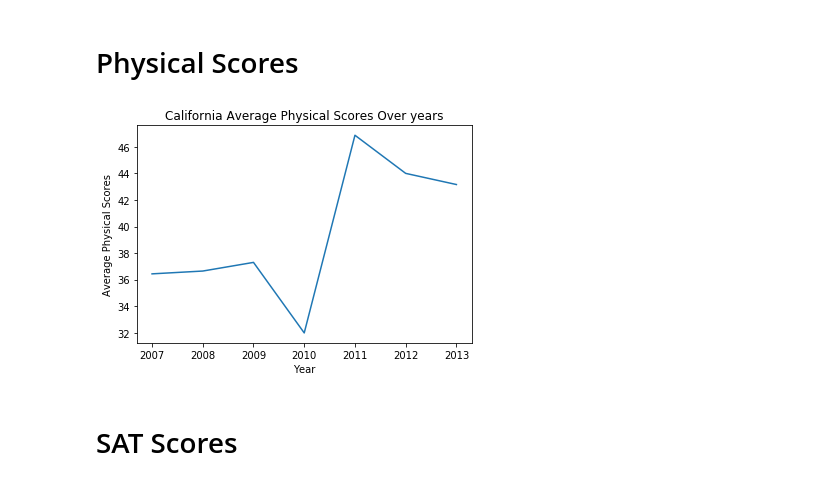
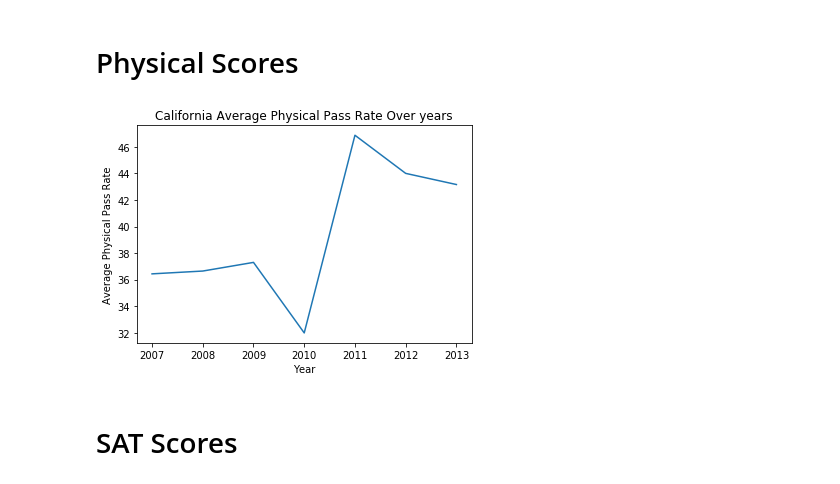
Before and after one commit to yansun1996/California-HighSchool-DataAnalysis, a Jupyter notebook: src/data analysis/analysis_averaged_data_by_years.ipynb, the cells around one changed output. Cells and saved outputs as stored; diff of their text form; code cells hidden in the pictures.

```diff
--- a/src/data analysis/analysis_averaged_data_by_years.ipynb
+++ b/src/data analysis/analysis_averaged_data_by_years.ipynb
@@ -8,7 +8,7 @@ import matplotlib.pyplot as plt
 # %% [markdown]
 # Crime Data
 # %%
-df_crime = pickle.load(open("../../data/Crime_Rate.pkl","rb"))
+df_crime = pickle.load(open("../../data/crime_rates.pkl","rb"))
 crime_rate_year_avg = []
 year_list = [a for a in range(2007,2014)]
 # %%
@@ -28,7 +28,7 @@ plt.show()
 # %% [markdown]
 # Unemployment Rate
 # %%
-df_unemployment = pickle.load(open("../../data/unemploymentDataFile.pkl","rb"))
+df_unemployment = pickle.load(open("../../data/unemployment_rates.pkl","rb"))
 unemployment_rate_year_avg = []
 year_list = [a for a in range(2007,2014)]
 # %%
@@ -57,14 +57,14 @@ for year in year_list:
     physical_scores_year_avg.append(sum(physical_scores)/len(physical_scores))
 # %%
 plt.figure()
-plt.title("California Average Physical Scores Over years")
-plt.ylabel("Average Physical Scores")
+plt.title("California Average Physical Pass Rate Over years")
+plt.ylabel("Average Physical Pass Rate")
 plt.xlabel("Year")
 plt.plot(year_list,physical_scores_year_avg)
 plt.savefig("physical_scores_year_avg.png")
 plt.show()
 # %% [output]
-[figure, old version]
+[figure, new version]
 # %% [markdown]
 # SAT Scores
 # %%
```
Also changed, not shown: parts of 2 cells of this notebook, 1 other file.
